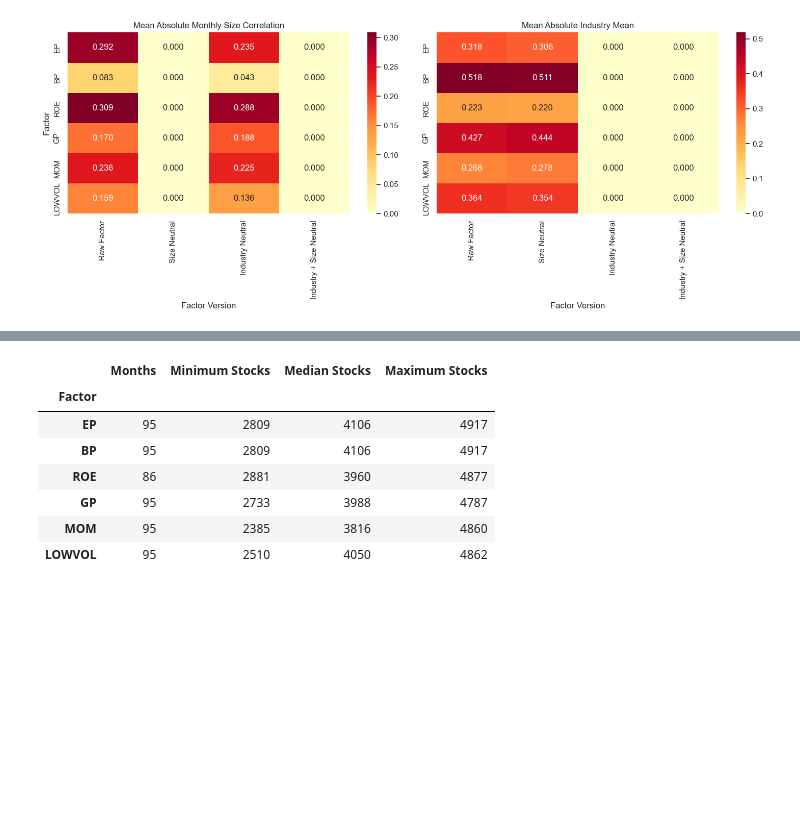
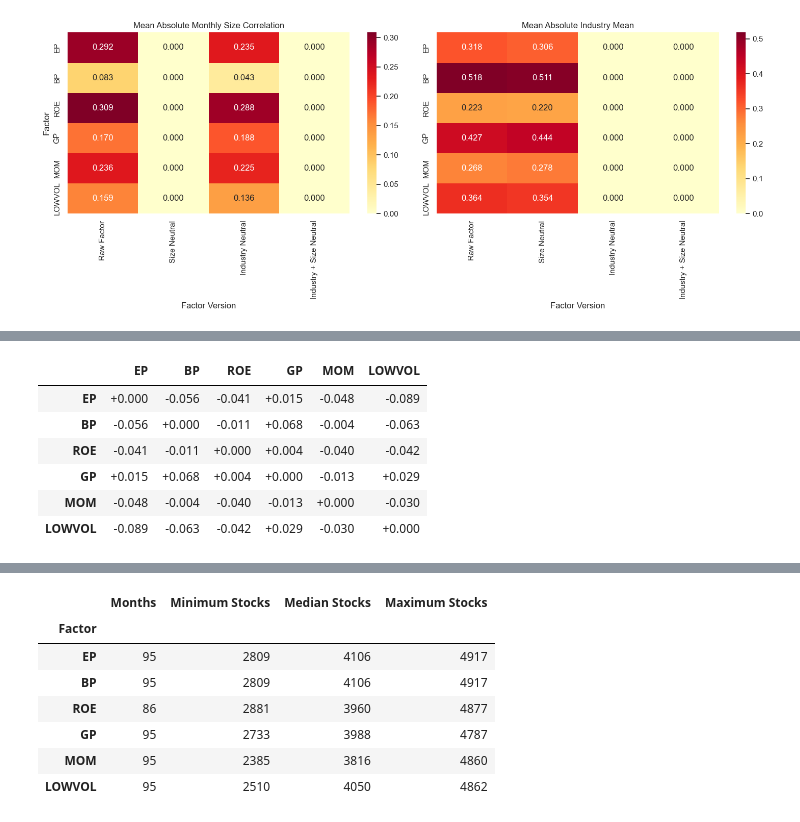
Before and after one commit to lizihan-zc/a-share-multifactor, a Jupyter notebook: notebooks/06_neutralization_and_robustness.ipynb, the cells around one changed output, grey strips where cells are left out. Drawn from its saved outputs; the diff is of its cells as text; code cells hidden in the pictures; blank space fills up the shorter version.

```diff
--- a/notebooks/06_neutralization_and_robustness.ipynb
+++ b/notebooks/06_neutralization_and_robustness.ipynb
@@ -264,0 +276,59 @@ plt.show()
+# %%
+eligible_mask = panels['Raw Factor']['is_eligible'].fillna(False).to_numpy()
+common_signal_masks = {}
+for factor in FACTOR_COLUMNS:
+    common = eligible_mask.copy()
+    for panel in panels.values():
+        common &= panel[factor].notna().to_numpy()
+    common_signal_masks[factor] = common
+
+factor_correlations = {}
+rank_autocorrelation_parts = []
+for version in VERSIONS:
+    structure_sample = panels[version].loc[
+        :, ['date', 'stock_code', *FACTOR_COLUMNS]
+    ].copy()
+    for factor in FACTOR_COLUMNS:
+        structure_sample.loc[~common_signal_masks[factor], factor] = np.nan
+
+    factor_correlations[version] = calculate_average_factor_correlation(
+        structure_sample,
+        FACTOR_COLUMNS,
+        method='spearman',
+        min_observations=MIN_OBSERVATIONS,
+    )
+    rank_autocorrelation = calculate_factor_rank_autocorrelation(
+        structure_sample,
+        FACTOR_COLUMNS,
+        min_observations=MIN_OBSERVATIONS,
+    )
+    rank_autocorrelation_parts.append(
+        rank_autocorrelation.assign(Version=version)
+    )
+    del structure_sample
+
+factor_correlation_export = pd.concat(
+    factor_correlations, names=['Version', 'Factor']
+)
+factor_correlation_export.to_csv(
+    PROCESSED_DIR / 'neutralization_factor_correlation_spearman.csv'
+)
+correlation_change = (
+    factor_correlations['Industry + Size Neutral']
+    - factor_correlations['Raw Factor']
+)
+correlation_change.to_csv(
+    PROCESSED_DIR / 'neutralization_factor_correlation_change.csv'
+)
+display(
+    correlation_change.rename(index=FACTOR_LABELS, columns=FACTOR_LABELS)
+    .style.format('{:+.3f}').background_gradient(cmap='RdBu_r', axis=None)
+)
+# %% [output]
+|  | EP | BP | ROE | GP | MOM | LOWVOL |
+| EP | +0.000 | -0.056 | -0.041 | +0.015 | -0.048 | -0.089 |
+| BP | -0.056 | +0.000 | -0.011 | +0.068 | -0.004 | -0.063 |
+| ROE | -0.041 | -0.011 | +0.000 | +0.004 | -0.040 | -0.042 |
+| GP | +0.015 | +0.068 | +0.004 | +0.000 | -0.013 | +0.029 |
+| MOM | -0.048 | -0.004 | -0.040 | -0.013 | +0.000 | -0.030 |
+| LOWVOL | -0.089 | -0.063 | -0.042 | +0.029 | -0.030 | +0.000 |
```
Also changed, not shown: parts of 9 cells of this notebook, 2 other files.
